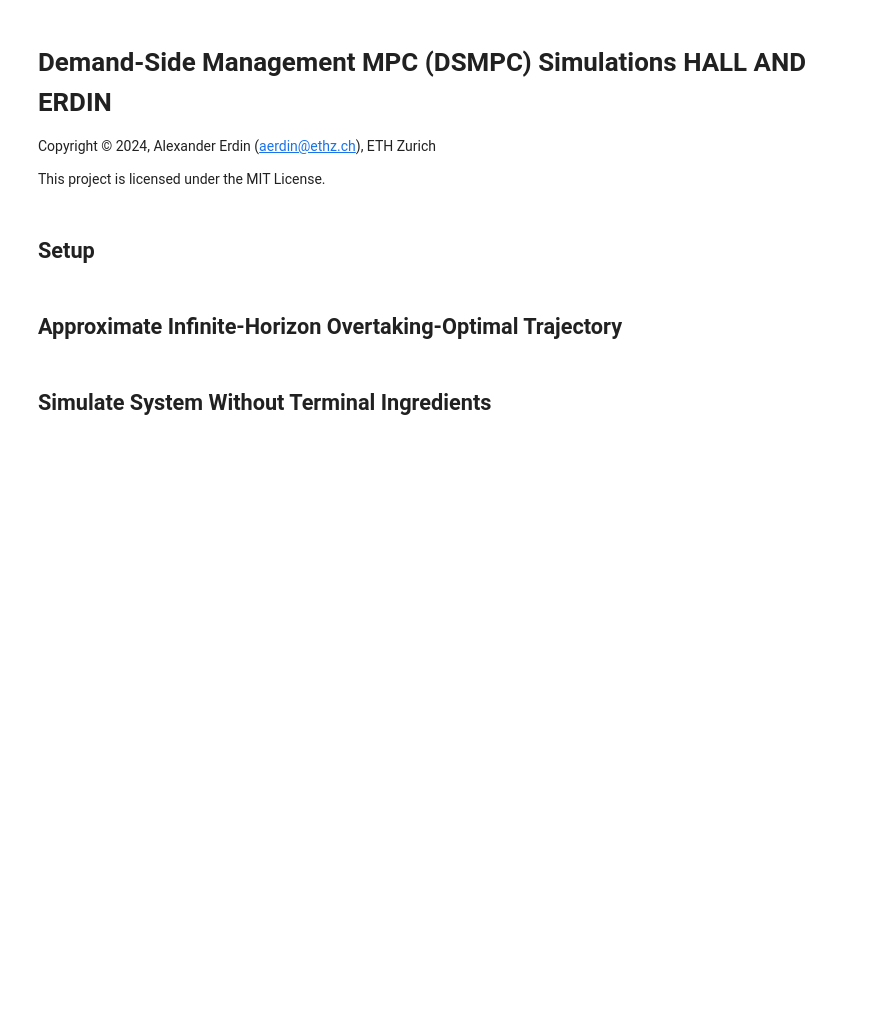
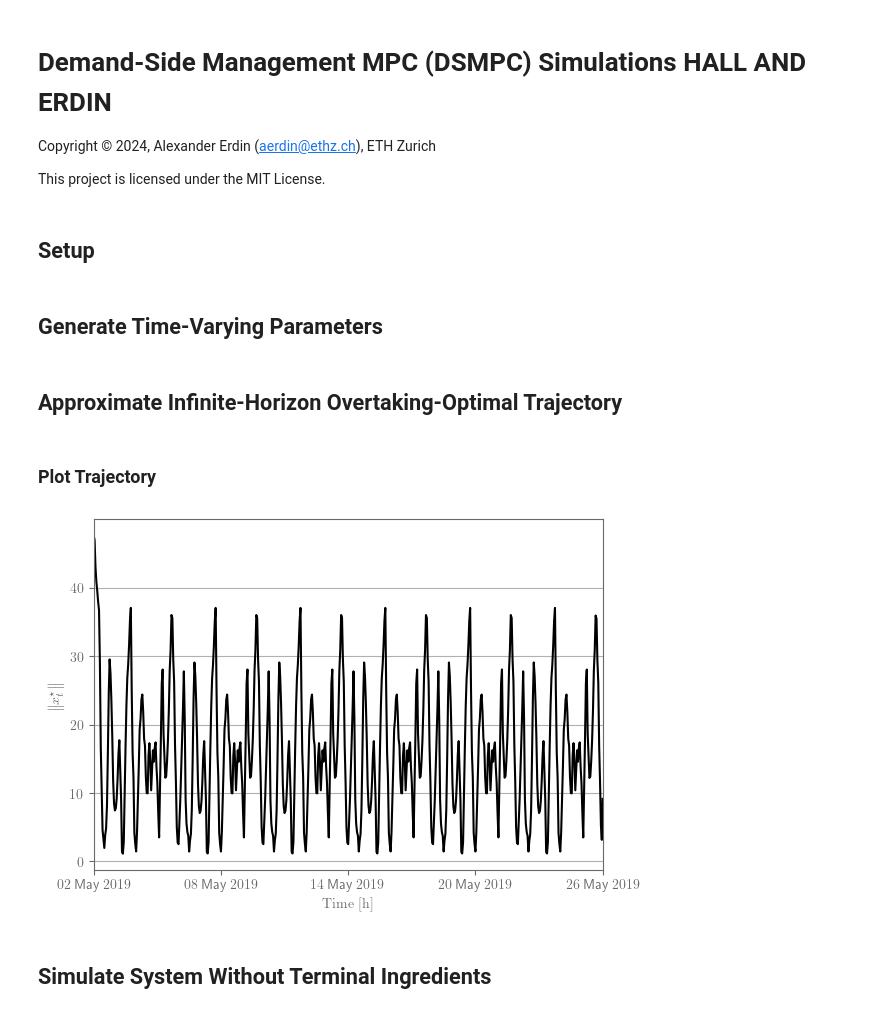
Before and after one commit to Gedlex/time-varying-RHGs, a Jupyter notebook: empc_DSMPC_sim.ipynb, the cells around one changed output. Cells and saved outputs as stored; diff of their text form; code cells hidden in the pictures; blank space fills up the shorter version.

```diff
--- a/empc_DSMPC_sim.ipynb
+++ b/empc_DSMPC_sim.ipynb
@@ -34,3 +34,5 @@ from utils import adjust_margins
 # Fix random seed and print options
 np.random.seed(1)
 np.set_printoptions(threshold=10000, linewidth=np.inf)
+# %% [markdown]
+## Generate Time-Varying Parameters
@@ -37,12 +64,11 @@ np.set_printoptions(threshold=10000, linewidth=np.inf)
 # %% [markdown]
 ## Approximate Infinite-Horizon Overtaking-Optimal Trajectory
 # %%
-# Define period length and number of periods
-T, N = 96, 6
+# Define number of periods
+N = 6
 
 # Load parameters and create system with a long horizon
-zeta_max = 40 * np.ones([T,10]); zeta_max[23::24,:] = 1
-params_inf = DSMPCParams(N=N*T, T=T, zeta_max=zeta_max, zeta_min=-zeta_max)
+params_inf = DSMPCParams(N=N*T, T=T, M=M, zeta_max=zeta_max, zeta_min=-zeta_max, alpha=np.tile(alpha, (N,1)), beta=np.tile(beta, (N,1)))
 sys_inf = LinearSystem(params_inf.sys)
 
 # Initialize controller
@@ -56,6 +82,55 @@ if error_msg != None:
 # Save trajectory
 x_inf = sol_x.T
 u_inf = sol_u.T
+# %% [markdown]
+### Plot Trajectory
+# %%
+# Set rcParams
+export = False
+plt.style.use('default') # 'seaborn-v0_8-darkgrid
+plt.rcParams['text.usetex'] = True
+plt.rcParams['xtick.color'] = 'dimgray'
+plt.rcParams['ytick.color'] = 'dimgray'
+plt.rcParams['axes.edgecolor'] = 'dimgray'
+plt.rcParams['axes.labelcolor'] = 'dimgray'
+plt.rcParams['lines.linewidth'] = 1.5
+
+# Create dates and norm vector
+dates = np.hstack([params_inf.ctrl.start_date + pd.Timedelta(hours = h) for h in range(N*T+1)])
+
+# Compute L2-norm
+norm_x_inf = np.linalg.norm(x_inf, axis=1)
+
+# Create figure
+fig, ax = plt.subplots(1, 1, figsize=(6, 4), layout='constrained')
+
+# Plot trajectory
+ax.plot(dates, norm_x_inf, color='black')
+
+# Add labels and title
+ax.set_xlabel(r'\rmfamily{Time [h]}')
+ax.set_ylabel(r'$\bigl\|x_t^\star\bigr\|$')
+
+# Set major and minor ticks
+plt.rcParams['timezone'] = dates[0].tz.zone
+ax.xaxis.set_major_locator(mdates.DayLocator(interval=6))
+ax.xaxis.set_major_formatter(mdates.DateFormatter(r'%d %b %Y'))
+ax.yaxis.set_major_locator(ticker.MultipleLocator(base=10, offset=0))
+# ax.tick_params(axis="x", which="minor", pad=ax.xaxis.get_tick_padding())
+
+# Set limits
+ax.set_xlim([dates[0], dates[-1]])
+
+# Set grid
+ax.yaxis.grid(True)
+ax.xaxis.grid(False)
+
+# Export figure
+if export:
+    fig = adjust_margins(fig, width=4, height=2.5, wspace=1.1)
+    fig.savefig(f"figures/figure_approximate_infinite_horizon_trajectory_sim.pdf")
+# %% [output]
+[figure, added]
 # %% [markdown]
 ## Simulate System Without Terminal Ingredients
 # %% [markdown]
```
Also changed, not shown: parts of 9 cells of this notebook, 3 other files.
